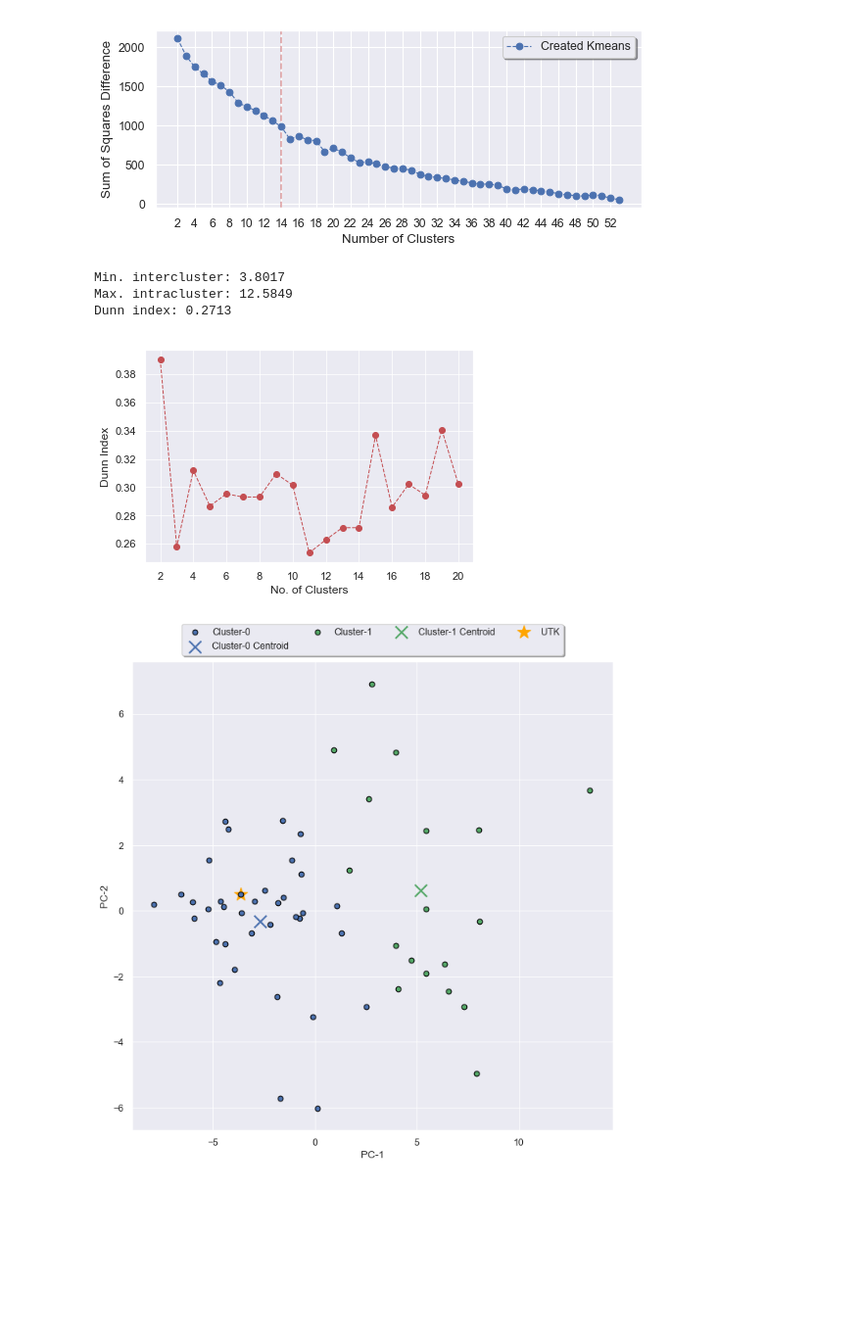
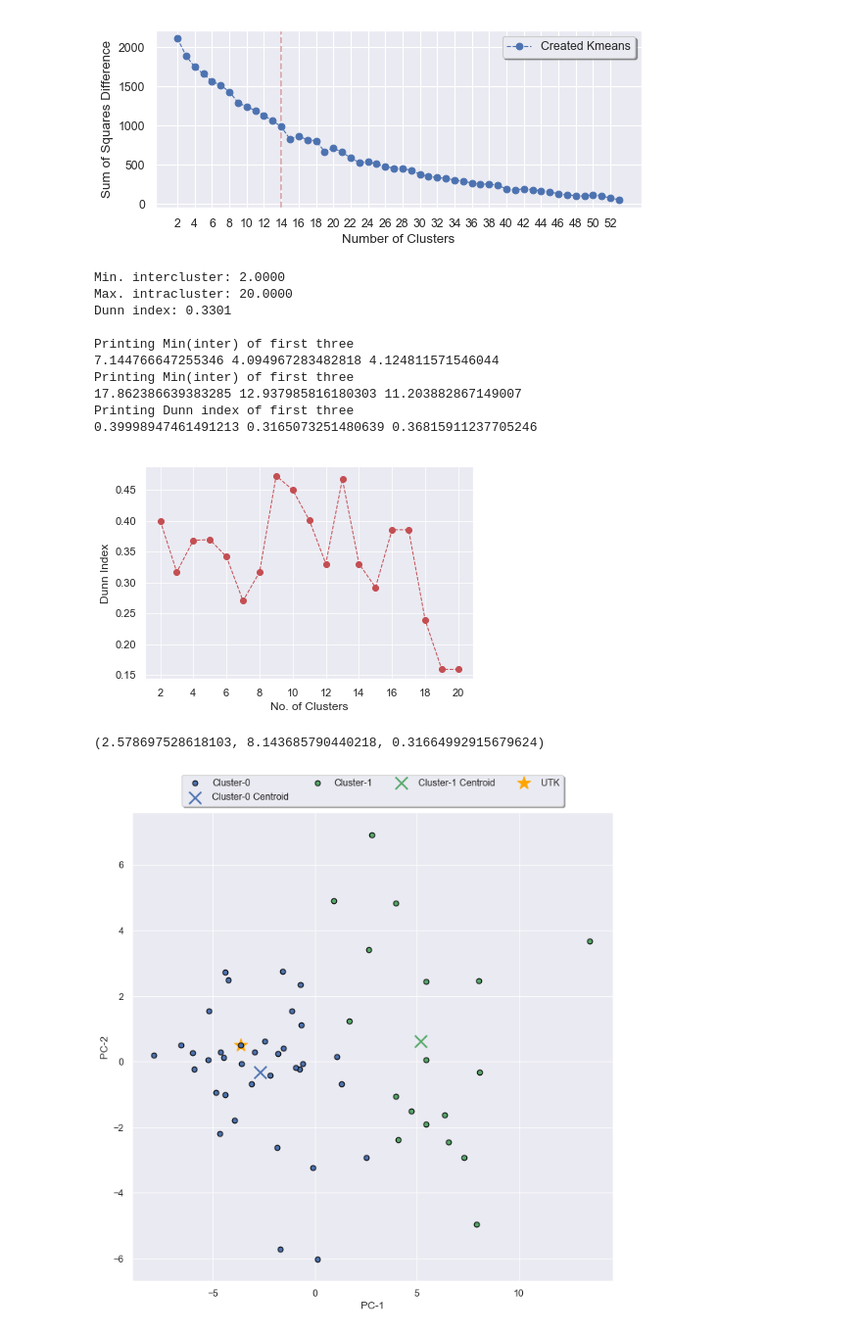
Before and after one commit to istewar1/Research, a Jupyter notebook: COSC 528/Project 2/Project2_notebook.ipynb, the cells around one changed output. Shown at 98% size. Saved outputs shown, nothing was run; the diff lists cells and outputs as text; code cells hidden in the pictures; blank space fills up the shorter version.

```diff
--- a/COSC 528/Project 2/Project2_notebook.ipynb
+++ b/COSC 528/Project 2/Project2_notebook.ipynb
@@ -449,12 +449,14 @@ h = sns.jointplot(x='PC1', y='PC2', data=data,\
 # %% [markdown]
 ##### Creating plots for Two PCs clustering using the created K_means class.
 # %%
-for i in range(1,5):
+indexes = {}
+data = getValues(2,a_standardized) # Only using first two PCs
+for i in range(8,9):
     kmeans = K_means(i)
     kmeans.main(data)
 
     c = ['b','g','r','c','m','y','k','w'] # python default plot colors for clusters
-    fig,ax = plt.subplots(figsize=(5,5),dpi=80) # figsize=(10,10) for savefig
+    fig,ax = plt.subplots(figsize=(10,10),dpi=80) # figsize=(10,10) for savefig
     for classification in kmeans.clusters:
         color = c[classification]
         for features in kmeans.clusters[classification]:
@@ -466,6 +468,13 @@ for i in range(1,5):
         PC2 = kmeans.centroids[centroid][1]
         ax.scatter(PC1,PC2,s=300, marker="x",color=c[centroid],linewidth=2,label=legend_string,zorder=3)
 
+    # Finding which Universities are with UTK
+    if i >1:
+        index = []
+        for j in kmeans.clusters[0]:
+            index.append(a_standardized.index[np.where(j[0] == data[:,0])[0][0]])
+        indexes[i] = index
+
     ax.scatter(data[0][0],data[0][1],marker='*',s=250,color='orange',zorder=1,label='UTK')
     ax.grid(alpha=0.75)
     ax.set_axisbelow(True)
@@ -474,8 +483,9 @@ for i in range(1,5):
         ax.legend(loc='upper center', bbox_to_anchor=(0.5, 1.06),
           ncol=4, fancybox=True, shadow=True)
     else:
-        ax.legend(loc='upper center', bbox_to_anchor=(0.5, 1.097),
+        ax.legend(loc='upper center', bbox_to_anchor=(0.5, 1.1),
           ncol=4, fancybox=True, shadow=True)
     #plt.savefig('/Users/i6o/Research/COSC 528/Project 2/Figures/'+'KMeans_Cluster_'+str(i)+'.png',format='png',dpi=600)
+    plt.savefig('KMeans_9Clusters_15PC_'+str(i)+'.png',format='png',dpi=600)
     print '%i-Clusters : Converged in %i iterations'%(i,kmeans.centroids_converged)
 # %% [output]
@@ -523,30 +546,48 @@ ax.axvline(14,color='r',linestyle='--',alpha=0.5)
 <matplotlib.lines.Line2D at 0x...>
 [figure]
 # %%
-Dunn_index = {}
+Dunn_index = {}; inter={};intra={}
+data = getValues(2,a_standardized) # Get first 20 PCs
 for i in range(2,21):
     kmeans = K_means(i)
     kmeans.main(data)
 
-    c,inter = intercluster_distance(kmeans.centroids)
-    intra = intracluster_distance(kmeans.clusters)
-    Dunn_index[i] = min(inter)/max(intra)
+    c,inter[i] = intercluster_distance(kmeans.centroids)
+    intra[i] = intracluster_distance(kmeans.clusters)
+    Dunn_index[i] = min(inter[i])/max(intra[i])
 
 fig,ax = plt.subplots();
 ax.plot(Dunn_index.keys(),Dunn_index.values(),'ro--',linewidth=1)
 ax.set_xticks(Dunn_index.keys()[::2])
 ax.set_xlabel('No. of Clusters')
 ax.set_ylabel('Dunn Index')
 ax.grid(alpha=0.75)
 ax.axes.set_axisbelow(True)
 print 'Min. intercluster: %.4f'%min(inter)
 print 'Max. intracluster: %.4f'%max(intra)
 print 'Dunn index: %.4f'%Dunn_index[14]
+print '\nPrinting Min(inter) of first three'
+print min(inter[2]),min(inter[3]),min(inter[4])
+print 'Printing Min(inter) of first three'
+print max(intra[2]),max(intra[3]),max(intra[4])
+print 'Printing Dunn index of first three'
+print Dunn_index[2],Dunn_index[3],Dunn_index[4]
 # %% [output]
-Min. intercluster: 3.8017
-Max. intracluster: 12.5849
-Dunn index: 0.2713
+Min. intercluster: 2.0000
+Max. intracluster: 20.0000
+Dunn index: 0.3301
+
+Printing Min(inter) of first three
+7.144766647255346 4.094967283482818 4.124811571546044
+Printing Min(inter) of first three
+17.862386639383285 12.937985816180303 11.203882867149007
+Printing Dunn index of first three
+0.39998947461491213 0.3165073251480639 0.36815911237705246
-[figure, old version]
+[figure, new version]
+# %%
+min(inter[8]),max(intra[8]),Dunn_index[8]
+# %% [output]
+(2.578697528618103, 8.143685790440218, 0.31664992915679624)
 # %%
 class EM_Gmm:
 
```
Also changed, not shown: parts of 8 cells of this notebook, 2 other files.
